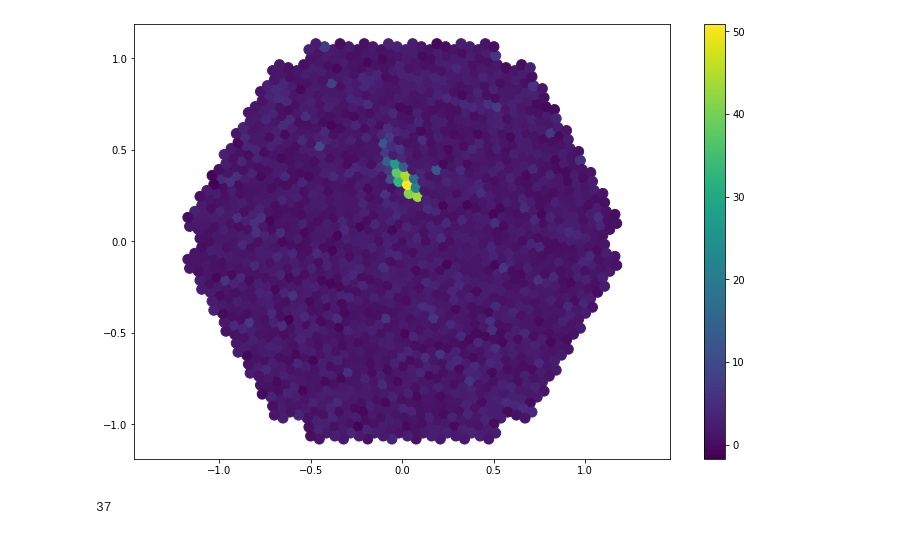
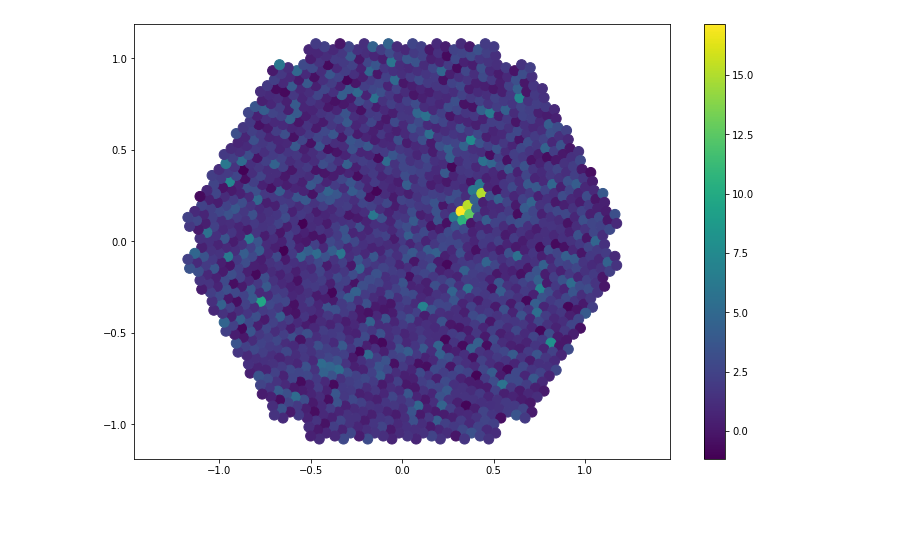
Before and after one commit to Khadimou/cta, a Jupyter notebook: simulatedimages.ipynb, the cells around one changed output. Saved outputs shown, nothing was run; the diff lists cells and outputs as text; code cells hidden in the pictures.

Commit message:
création de 2 tableaux avec le training et le testing dataset

```diff
--- a/simulatedimages.ipynb
+++ b/simulatedimages.ipynb
@@ -9,3 +69,4 @@ import imagehash
 # %%
-#open/read file
-file = tables.open_file("Data/training/dl1v06_reorganized_gamma_20deg_180deg_run4___cta-prod5-lapalma_4LSTs_MAGIC_desert-2158m_mono_off0.4.h5","r")
+#file train
+ftrain = values_from_h5file("Data/training/dl1v06_reorganized_gamma_20deg_180deg_run4___cta-prod5-lapalma_4LSTs_MAGIC_desert-2158m_mono_off0.4.h5","imgrun4.png")
+#len(ftrain)
@@ -12,19 +75,26 @@ file = tables.open_file("Data/training/dl1v06_reorganized_gamma_20deg_180deg_run
+# %%
+#retrieving some parameters of the simulated images
+E2 = ftrain[4]
+h2 = ftrain[5]
+x2 = ftrain[0]
+y2 = ftrain[1]
+Imax2 = ftrain[6]
+eventId2 = ftrain[7]
+img2 = ftrain[8]
+px_row2 = ftrain[9]
+px_col2 = ftrain[10]
+tab_good_event2 = ftrain[11]
+hash2 = ftrain[12]
+pos_x2 = ftrain[2]
+pos_y2 = ftrain[3]
+res2 = ftrain[13]
 # %%
 #visualize images from the telescope
-img = file.root.dl1.event.telescope.images.LST_LSTCam.col("image")
-px_row = file.root.instrument.telescope.camera.LSTCam.col("pix_x")
-px_col = file.root.instrument.telescope.camera.LSTCam.col("pix_y")
 
 plt.figure(figsize=(12,8))
-plt.scatter(px_row,px_col,c=img[3],s=100)
+plt.scatter(px_row2,px_col2,c=img2[0],s=100)
 plt.colorbar()
 plt.axis("equal")
 plt.show()
 # %% [output]
-[figure, old version]
+[figure, new version]
-# %%
-# retrieve most interesting events
-tab_good_event = [event for event in img if event.std()>30]
-print(len(tab_good_event))
-# %% [output]
-37
```
Also changed, not shown: parts of 16 cells of this notebook.
